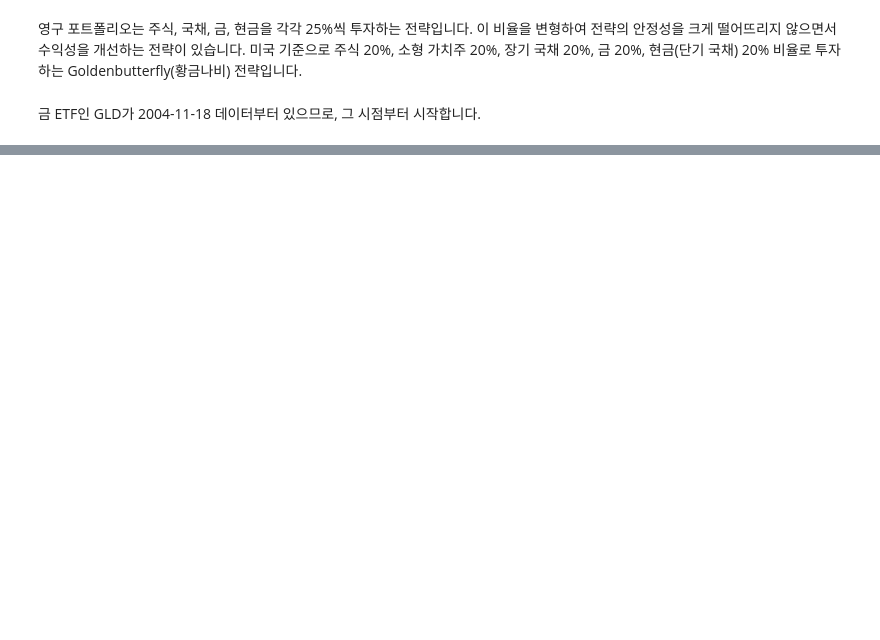
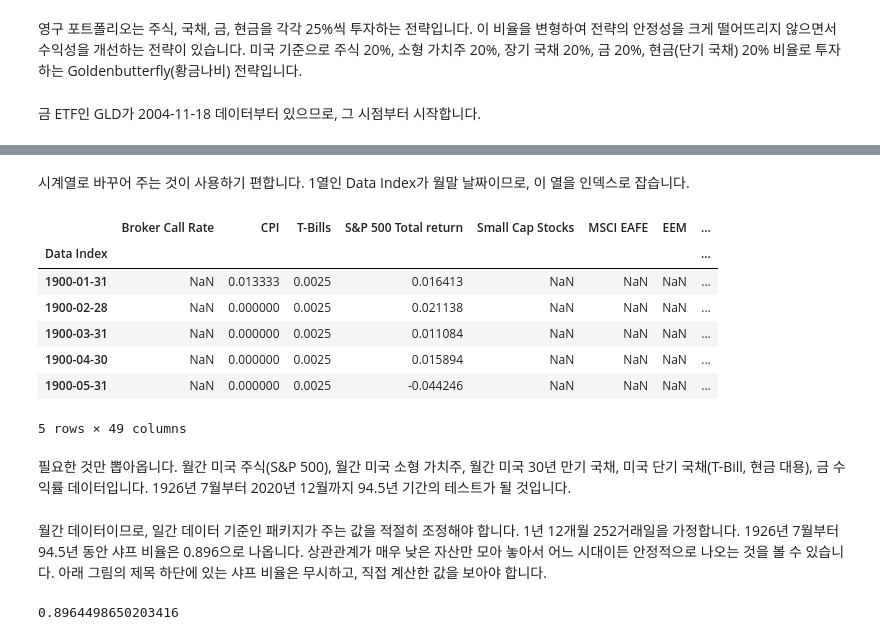
Before and after one commit to JacobJinwonLee/SampleAssetAllocation, a Jupyter notebook: GoldenButterfly/AssetAllocation_GoldenButterfly.ipynb, the cells around one changed output, grey strips where cells are left out. Cells and saved outputs as stored; diff of their text form; code cells hidden in the pictures; blank space fills up the shorter version.

```diff
--- a/GoldenButterfly/AssetAllocation_GoldenButterfly.ipynb
+++ b/GoldenButterfly/AssetAllocation_GoldenButterfly.ipynb
@@ -116,0 +202,2 @@ Win Year %                 83.33%
+# %%
+MonthlyReturn = pd.read_excel('MonthlyAssetClassReturn.xlsx')
@@ -116,0 +214,17 @@ Win Year %                 83.33%
+# %% [markdown]
+시계열로 바꾸어 주는 것이 사용하기 편합니다. 1열인 Data Index가 월말 날짜이므로, 이 열을 인덱스로 잡습니다.
+# %%
+MonthlyReturn = MonthlyReturn.set_index('Data Index')
+# %%
+MonthlyReturn.head()
+# %% [output]
+|  | Broker Call Rate | CPI | T-Bills | S&P 500 Total return | Small Cap Stocks | MSCI EAFE | EEM | ... |
+| Data Index |  |  |  |  |  |  |  | ... |
+| 1900-01-31 | NaN | 0.013333 | 0.0025 | 0.016413 | NaN | NaN | NaN | ... |
+| 1900-02-28 | NaN | 0.000000 | 0.0025 | 0.021138 | NaN | NaN | NaN | ... |
+| 1900-03-31 | NaN | 0.000000 | 0.0025 | 0.011084 | NaN | NaN | NaN | ... |
+| 1900-04-30 | NaN | 0.000000 | 0.0025 | 0.015894 | NaN | NaN | NaN | ... |
+| 1900-05-31 | NaN | 0.000000 | 0.0025 | -0.044246 | NaN | NaN | NaN | ... |
+5 rows × 49 columns
+# %% [markdown]
+필요한 것만 뽑아옵니다. 월간 미국 주식(S&P 500), 월간 미국 소형 가치주, 월간 미국 30년 만기 국채, 미국 단기 국채(T-Bill, 현금 대용), 금 수익률 데이터입니다. 1926년 7월부터 2020년 12월까지 94.5년 기간의 테스트가 될 것입니다.
@@ -116,0 +235,6 @@ Win Year %                 83.33%
+# %% [markdown]
+월간 데이터이므로, 일간 데이터 기준인 패키지가 주는 값을 적절히 조정해야 합니다. 1년 12개월 252거래일을 가정합니다. 1926년 7월부터 94.5년 동안 샤프 비율은 0.896으로 나옵니다. 상관관계가 매우 낮은 자산만 모아 놓아서 어느 시대이든 안정적으로 나오는 것을 볼 수 있습니다. 아래 그림의 제목 하단에 있는 샤프 비율은 무시하고, 직접 계산한 값을 보아야 합니다.
+# %%
+quantstats.stats.sharpe(Monthly_GB['Monthly_GB'])/math.sqrt(252/12)
+# %% [output]
+0.8964498650203416
```
Also changed, not shown: parts of 26 cells of this notebook.
